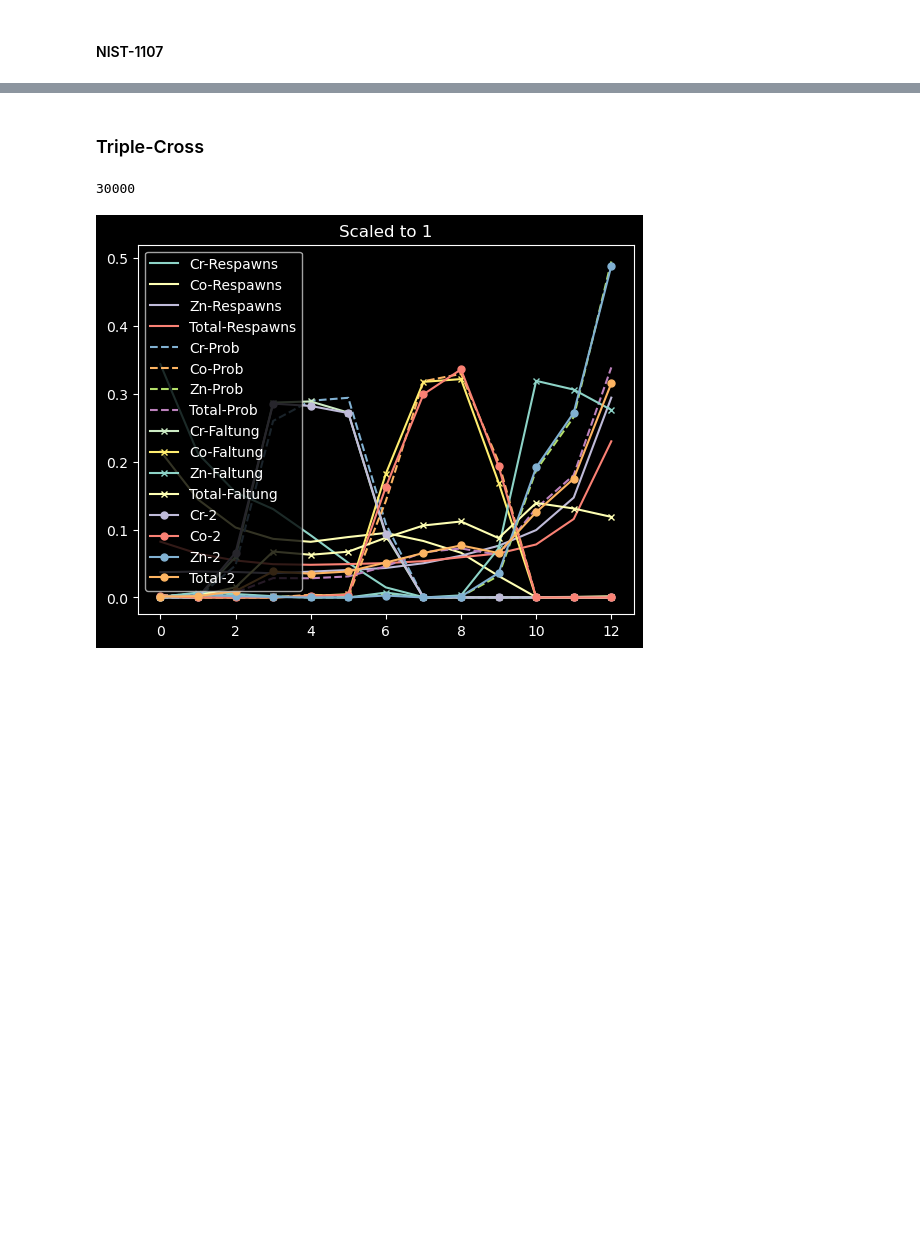
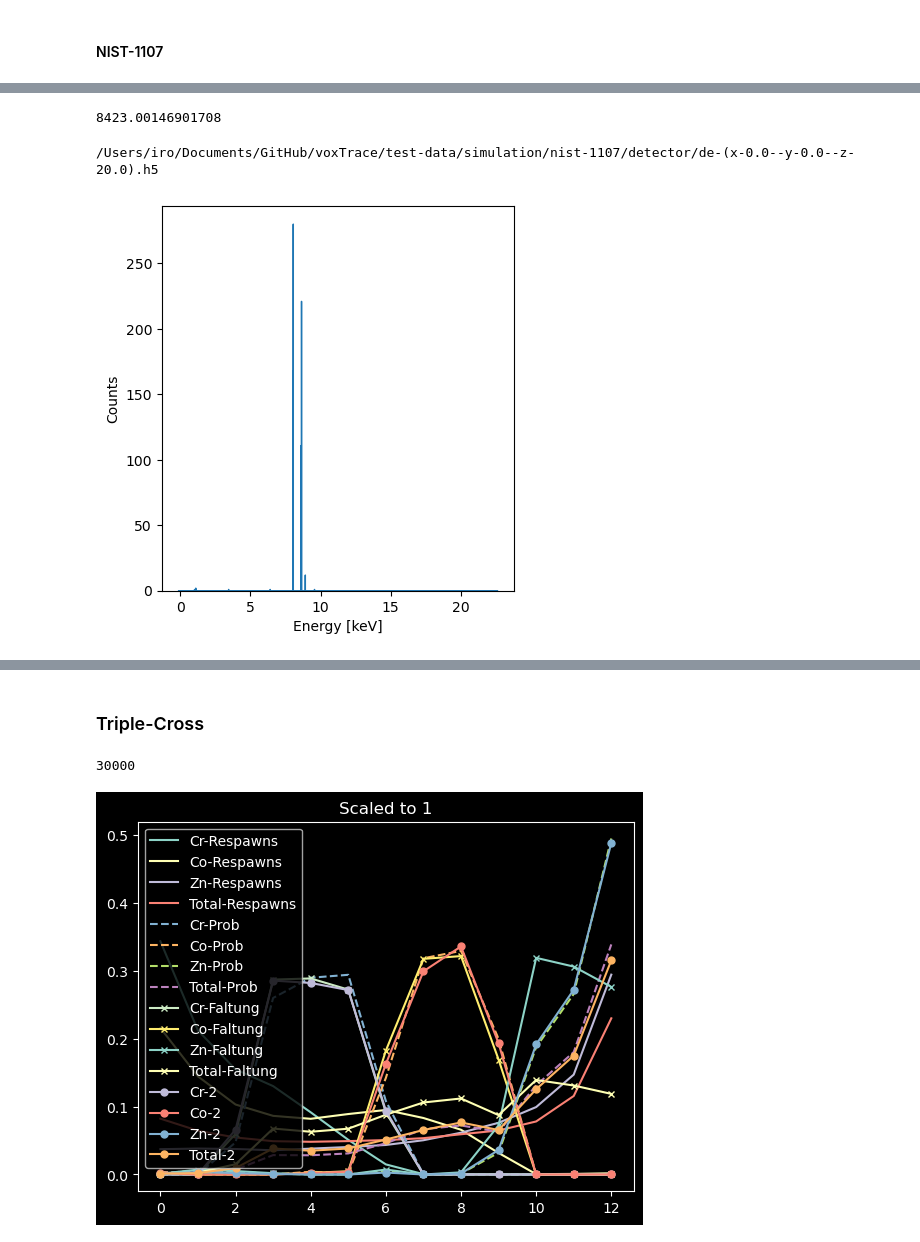
Before and after one commit to michaelIro/voxTrace, a Jupyter notebook: Jupyter-UI.ipynb, the cells around one changed output, grey strips where cells are left out. Drawn from its saved outputs; the diff is of its cells as text; code cells hidden in the pictures; blank space fills up the shorter version.

```diff
--- a/Jupyter-UI.ipynb
+++ b/Jupyter-UI.ipynb
@@ -149,2 +116,6 @@ KeyError: 'px5.Cr-Ka-Gro[459,521]'
+# %%
+max_corr
+# %% [output]
+8423.00146901708
 # %%
 # list all files in directory
@@ -224,3 +195,8 @@ for i in range(n_files):
         bin_index = np.digitize([en], bin_edges)[0] - 1
         detector_energy_hists[i][bin_index] += 1
         detector_prob_hists[i][bin_index] += prob
+# %%
+print(files_2[7])
+my_sim_spec_20 = energies_2[7]
+# %% [output]
+/Users/iro/Documents/GitHub/voxTrace/test-data/simulation/nist-1107/detector/de-(x-0.0--y-0.0--z-20.0).h5
@@ -227,3 +205,12 @@ for i in range(n_files):
+# %%
+plt.figure(figsize=(10, 5))
+plt.subplot(1, 2, 1)
+plt.hist(my_sim_spec_20, bins=my_bins, range=my_range, histtype='step')
+plt.xlabel('Energy [keV]')
+plt.ylabel('Counts')
+plt.show()
+# %% [output]
+[figure, added]
 # %%
 histogramm_list = []
 cu = []
```
Also changed, not shown: parts of 18 cells of this notebook, 51 other files.
